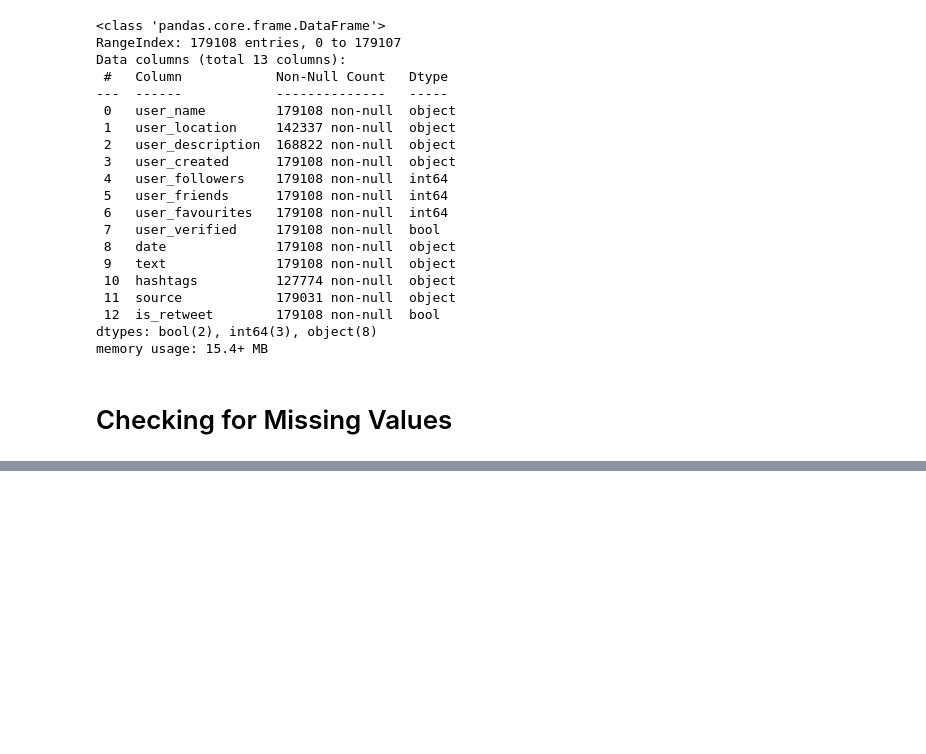
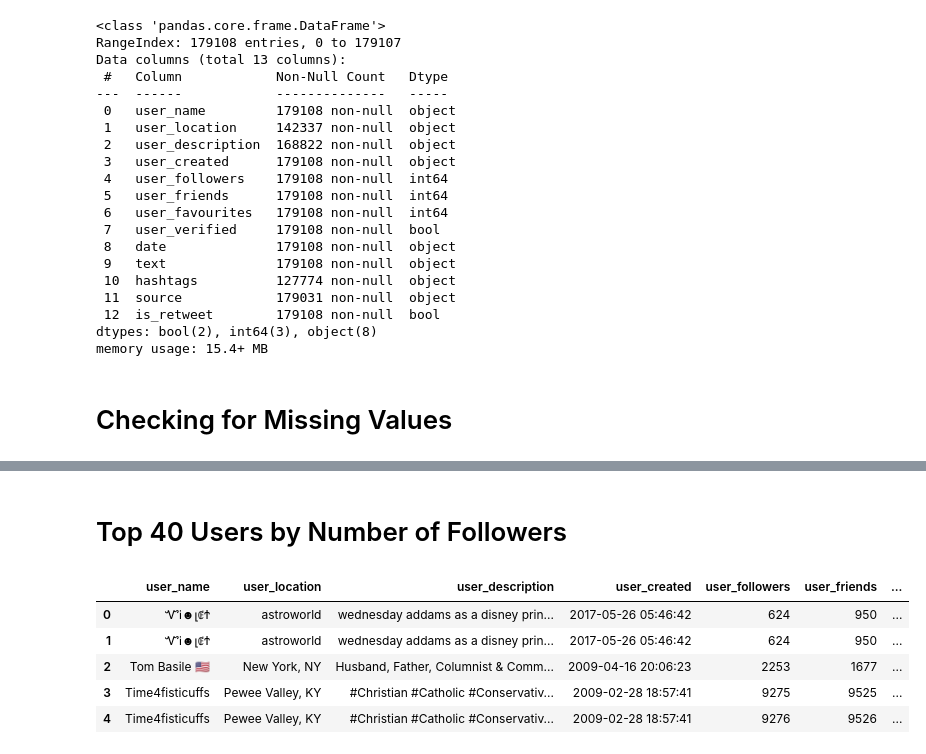
Before and after one commit to Namratha2301/DRBCMSocialMedia, a Jupyter notebook: Part 1 DRBCM.ipynb, the cells around one changed output, grey strips where cells are left out. Cells and saved outputs as stored; diff of their text form; code cells hidden in the pictures; blank space fills up the shorter version.

```diff
--- a/Part 1 DRBCM.ipynb
+++ b/Part 1 DRBCM.ipynb
@@ -69,0 +72,16 @@ fig.show()
+# %%
+ds = df['user_name'].value_counts().reset_index()
+ds.columns = ['user_name', 'tweets_count']
+ds = ds.sort_values(['tweets_count'])
+
+fig = px.bar(
+    ds.tail(30),
+    x='tweets_count',
+    y='user_name',
+    width=800,
+    height=800,
+    title='Top 30 users by number of tweets',
+    color_discrete_sequence=['orange']
+    )
+
+fig.show()
@@ -69,0 +90,13 @@ fig.show()
+# %% [markdown]
+# Top 40 Users by Number of Followers
+# %%
+df = pd.merge(df, ds, on='user_name', how='inner')
+# %%
+df.head()
+# %% [output]
+|  | user_name | user_location | user_description | user_created | user_followers | user_friends | ... |
+| 0 | ᏉᎥ☻լꂅϮ | astroworld | wednesday addams as a disney prin... | 2017-05-26 05:46:42 | 624 | 950 | ... |
+| 1 | ᏉᎥ☻լꂅϮ | astroworld | wednesday addams as a disney prin... | 2017-05-26 05:46:42 | 624 | 950 | ... |
+| 2 | Tom Basile 🇺🇸 | New York, NY | Husband, Father, Columnist & Comm... | 2009-04-16 20:06:23 | 2253 | 1677 | ... |
+| 3 | Time4fisticuffs | Pewee Valley, KY | #Christian #Catholic #Conservativ... | 2009-02-28 18:57:41 | 9275 | 9525 | ... |
+| 4 | Time4fisticuffs | Pewee Valley, KY | #Christian #Catholic #Conservativ... | 2009-02-28 18:57:41 | 9276 | 9526 | ... |
```
Also changed, not shown: parts of 3 cells of this notebook.
